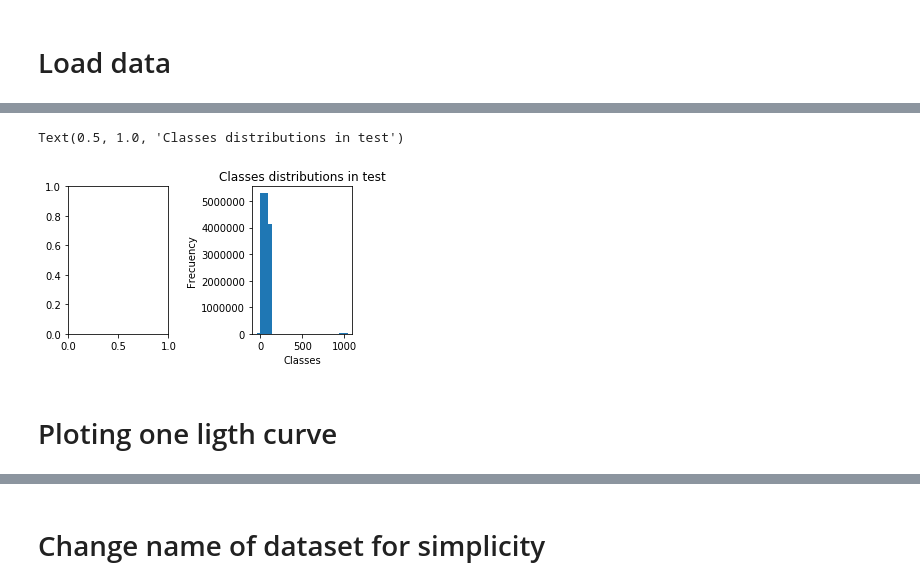
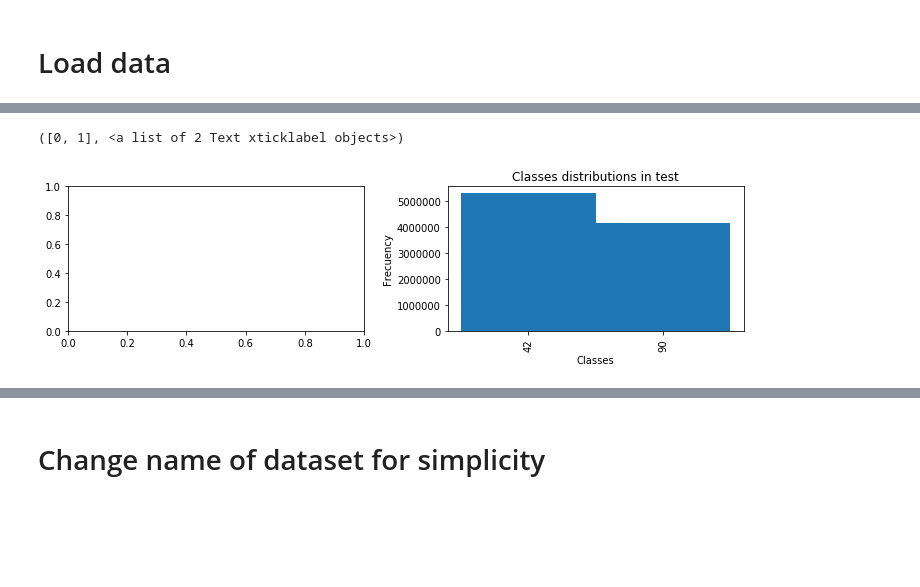
Before and after one commit to leoBravoRain/statistics, a Jupyter notebook: project/statistic project 2.ipynb, the cells around one changed output, grey strips where cells are left out. Drawn from its saved outputs; the diff is of its cells as text; code cells hidden in the pictures; blank space fills up the shorter version.

```diff
--- a/project/statistic project 2.ipynb
+++ b/project/statistic project 2.ipynb
@@ -80,0 +74,30 @@ AttributeError: 'DataFrame' object has no attribute 'true'
+# %%
+# amount = merged_data_test1_filter.groupby("true_target").count()
+amount = merged_data_test1.groupby("true_target").count()
+display(amount.sort_values(by=['object_id'], ascending = False))
+# display(amount)
+# amount.index
+
+# choose for remove classes
+removing_classes = False
+if removing_classes:
+
+    classes_to_remove = [42, 90, 62]
+    amount = amount.drop(classes_to_remove)
+
+else:
+
+    # > 1MM
+    classes_to_analyze = [42, 90]
+    # < 1MM and > 100K
+#     classes_to_analyze = [62, 52, 88, 67]
+#     # < 100k and > 10k
+#     classes_to_analyze = [993, 92, 95, 15, 65, 992]
+    # < 10k and > 0
+#     classes_to_analyze = [991, 994, 53, 6, 16, 64]
+#     993 until last one
+#     classes_to_analyze = [x for x in merged_data_test1["true_target"].unique() if x not in [42, 90, 62, 52, 88, 67]]
+    amount = amount.loc[classes_to_analyze, :]
+
+
+display(amount)
@@ -81,28 +129,28 @@ AttributeError: 'DataFrame' object has no attribute 'true'
 # %%
 # plotting classes
-fig, ax = plt.subplots(1, 2, figsize = (5, 3), tight_layout = True)
+fig, ax = plt.subplots(1, 2, figsize = (10, 3), tight_layout = True)
 # ax = fig.add_axes([0,0,1,1])
 # plt.bar(objects_per_target.index, objects_per_target)
 # ax[0].hist(merged_data_train.loc[:, "target"], density = True)
 # ax[0].set_xlabel("Classes")
 # ax[0].set_ylabel("Frecuency")
 # ax[0].set_title("Classes distributions in train")
 
-ax[1].bar(amount.index, amount.object_id.values, width = 100)
+# ax[1].hist(merged_data_test1.true_target, bins = 18)
+ax[1].bar([str(x) for x in  amount.index.tolist()], amount.object_id.values, width = 1)
 # ax[1].hist(merged_data_test1_filter.true_target, bins = 14)
 ax[1].set_xlabel("Classes")
 ax[1].set_ylabel("Frecuency")
 ax[1].set_title("Classes distributions in test")
 # ax[1].hist(merged_data_test.loc[:, "target"])
+plt.xticks(rotation=90)
 
 # objects_per_target_train = merged_data_train.groupby("target", )["object_id"].count()
 # display(objects_per_target)
 # # fig, ax = plt.subplots(1, 2)
 # # # ax = fig.add_axes([0,0,1,1])
 # ax[0].bar(objects_per_target.index, objects_per_target)
 # # ax[0].hist(merged_data_train["object_id"])
 # %% [output]
-Text(0.5, 1.0, 'Classes distributions in test')
+([0, 1], <a list of 2 Text xticklabel objects>)
-[figure, old version]
+[figure, new version]
-# %% [markdown]
-# Ploting one ligth curve
```
Also changed, not shown: parts of 22 cells of this notebook.
